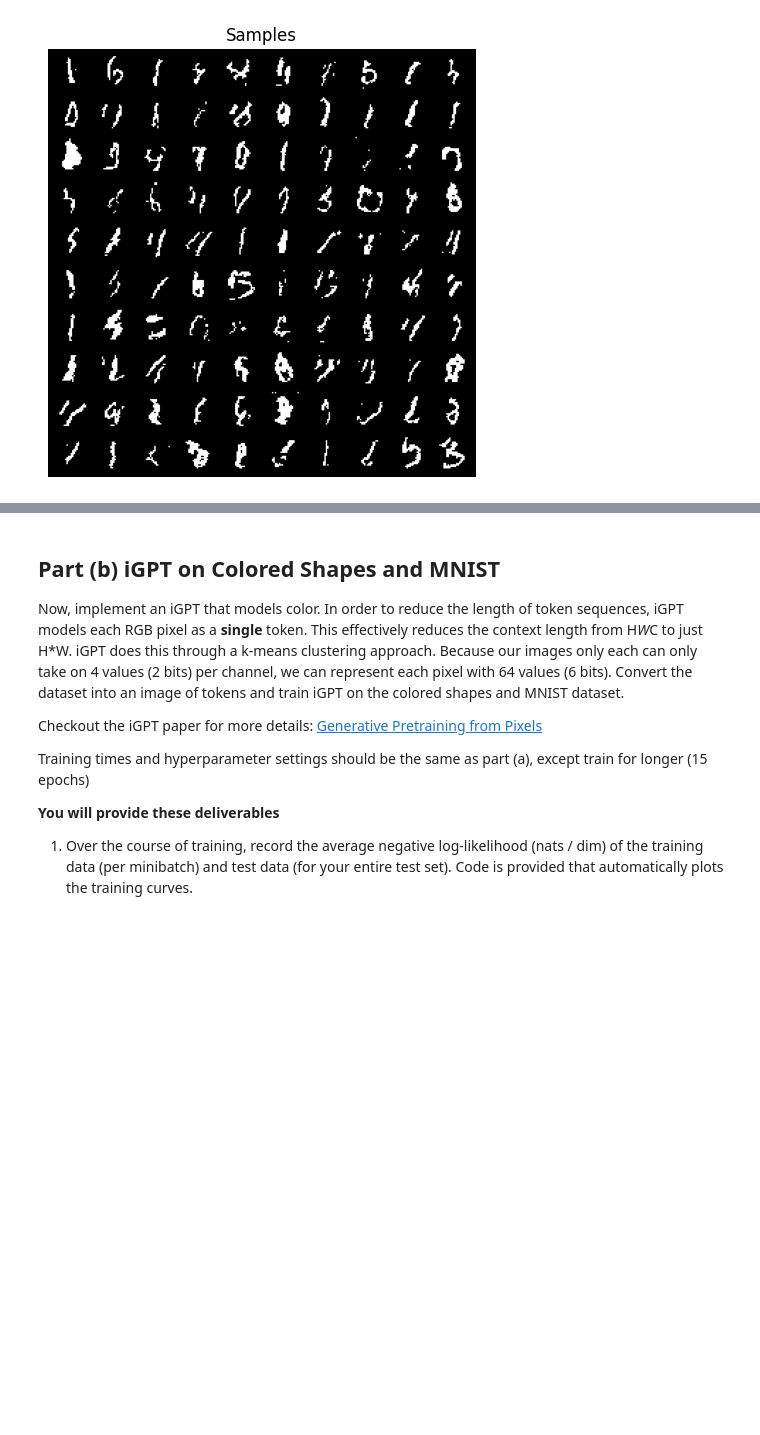
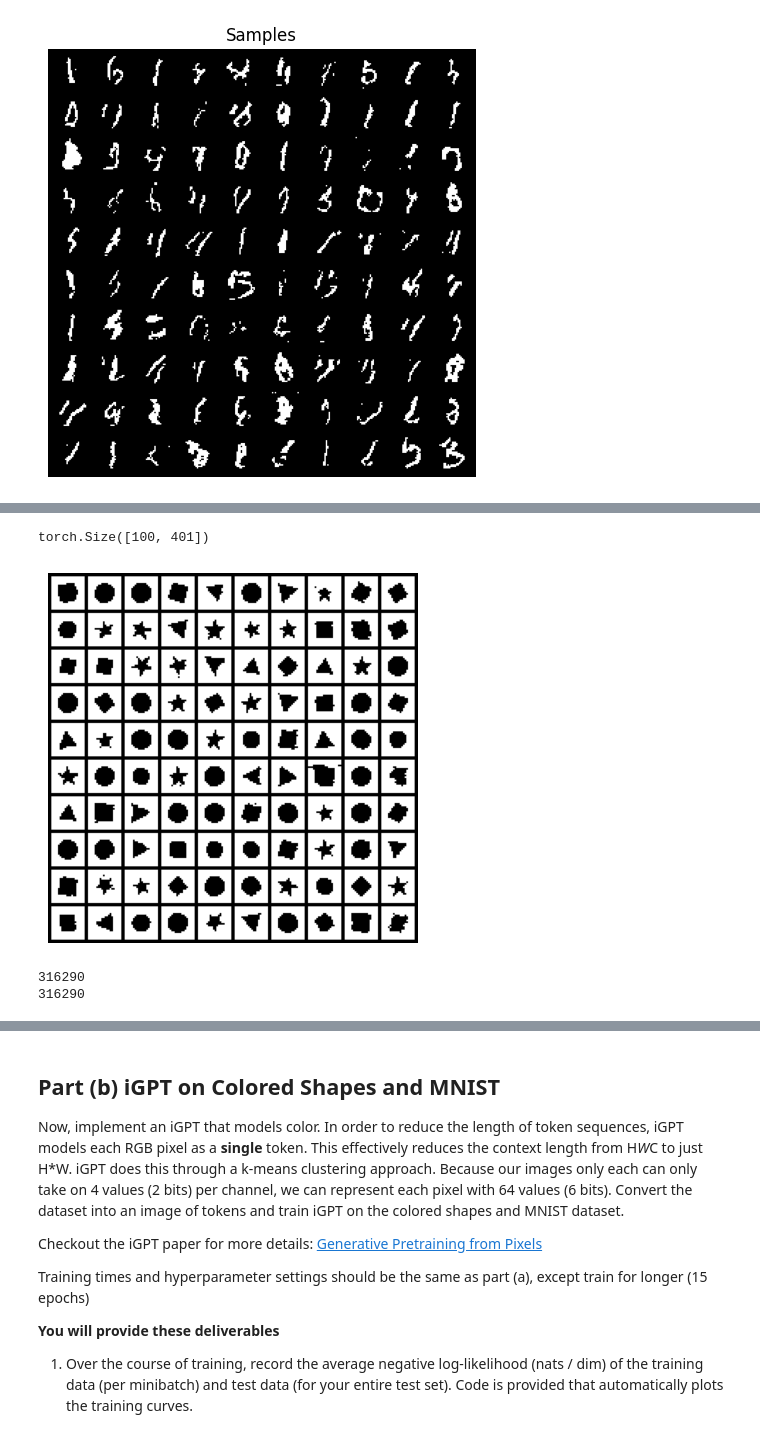
Before and after one commit to bkorany/bkorany, a Jupyter notebook: homeworks/hw1/hw1.ipynb, the cells around one changed output, grey strips where cells are left out. Saved outputs shown, nothing was run; the diff lists cells and outputs as text; code cells hidden in the pictures; blank space fills up the shorter version.

```diff
--- a/homeworks/hw1/hw1.ipynb
+++ b/homeworks/hw1/hw1.ipynb
@@ -678,0 +810,31 @@ with torch.no_grad():
+# %%
+from torchvision.utils import make_grid
+with torch.no_grad():
+  model.eval()
+  Inputs = (vocab_size-1)*torch.ones(100, 1).long().to(device)
+  for i in range(H*W):
+      out_logits = model(Inputs)
+      out_probs = F.softmax(out_logits[:, -1, :], dim=-1)
+      s = torch.multinomial(out_probs, 1)
+      Inputs = torch.cat([Inputs, s], dim=1).long()
+  print(Inputs.shape)
+  Inputs = Inputs[:, 1:]
+  Inputs = Inputs.reshape(100, H, W, 1)
+  samples = get_token_from_idx(Inputs, num_channels, vocab_base).cpu().numpy().astype(np.uint8)
+  samples = samples.astype("float32") / 1 * 255
+  nrow = 10
+
+  samples = (torch.FloatTensor(samples) / 255).permute(0, 3, 1, 2)
+  grid_img = make_grid(samples, nrow=nrow)
+  plt.figure()
+  plt.imshow(grid_img.permute(1, 2, 0))
+  plt.axis("off")
+# %% [output]
+torch.Size([100, 401])
+[figure, added]
+# %%
+print(sum(p.numel() for p in model.parameters()))
+print(sum(p.numel() for p in myModel.parameters()))
+# %% [output]
+316290
+316290
```
Also changed, not shown: parts of 20 cells of this notebook.
